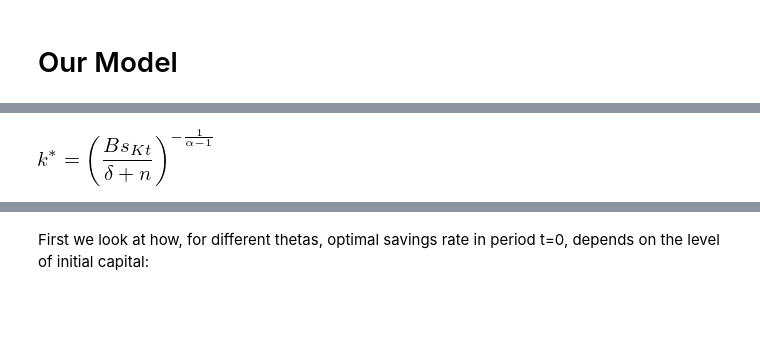
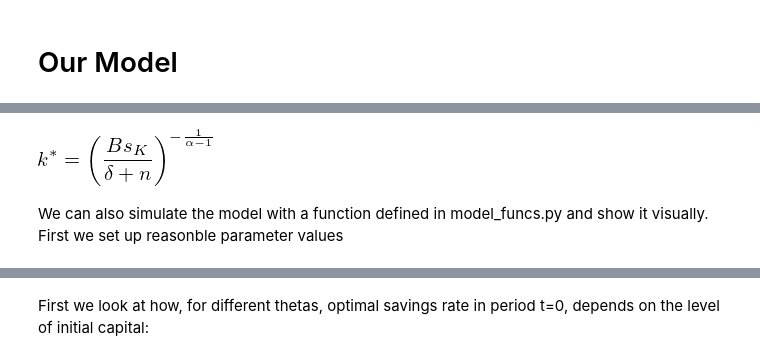
Before and after one commit to NumEconCopenhagen/projects-2019-unity, a Jupyter notebook: modelproject/modelproject.ipynb, the cells around one changed output, grey strips where cells are left out. Saved outputs shown, nothing was run; the diff lists cells and outputs as text; code cells hidden in the pictures; blank space fills up the shorter version.

```diff
--- a/modelproject/modelproject.ipynb
+++ b/modelproject/modelproject.ipynb
@@ -69,9 +37,12 @@ And can use sympy to derive that if we have a convergence to steady savingsrate
 # %%
 sm.init_printing(use_unicode=True)
 # Function that solve the transtion equation
-ss_k,find_ssk_sk = model_funcs.steadystate()
+ss_k = model_funcs.steadystate()
 ss_k
 # %% [output]
-[figure, old version]
+[figure, new version]
 # %%
 sm.init_printing(use_unicode=False)
+# %% [markdown]
+We can also simulate the model with a function defined in model_funcs.py and show it visually.
+First we set up reasonble parameter values
```
Also changed, not shown: parts of 28 cells of this notebook, 4 other files.
